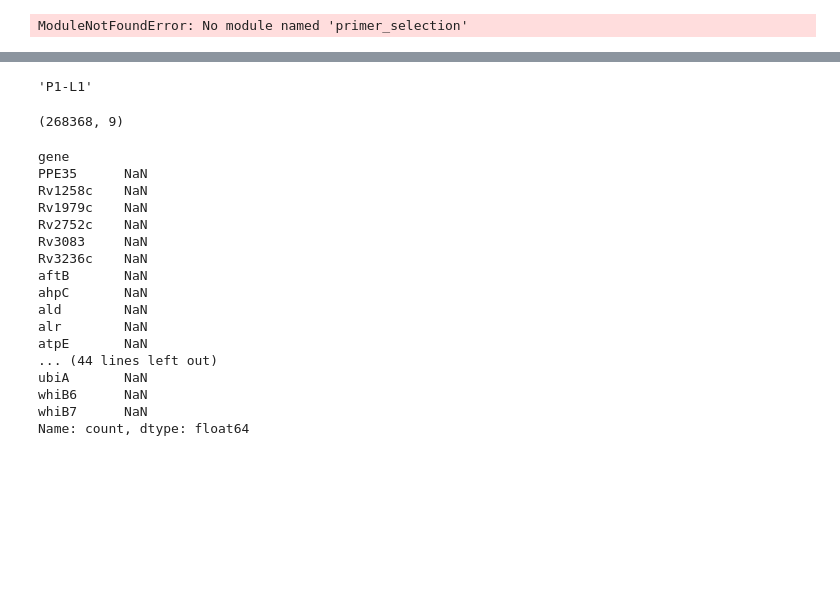
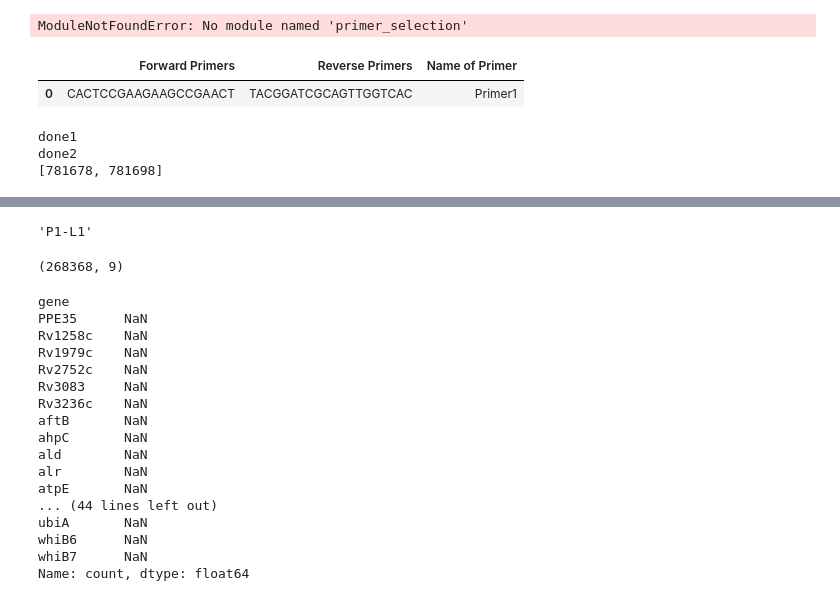
Before and after one commit to linfeng-wang/TOAST, a Jupyter notebook: cache/scratch.ipynb, the cells around one changed output, grey strips where cells are left out. Cells and saved outputs as stored; diff of their text form; code cells hidden in the pictures; blank space fills up the shorter version.

```diff
--- a/cache/scratch.ipynb
+++ b/cache/scratch.ipynb
@@ -26,3 +26,18 @@ import Thermo
 reload(Thermo)
 # %% [output]
 ModuleNotFoundError: No module named 'primer_selection'
+# %%
+# Sample data for the test DataFrame
+data = {
+    'Forward Primers': ['CACTCCGAAGAAGCCGAACT'],
+    'Reverse Primers': ['TACGGATCGCAGTTGGTCAC'],
+    'Name of Primer': ['Primer1']
+}
+
+# Create the DataFrame
+test_df = pd.DataFrame(data)
+
+test_df.head()  # Display the DataFrame
+# %% [output]
+|  | Forward Primers | Reverse Primers | Name of Primer |
+| 0 | CACTCCGAAGAAGCCGAACT | TACGGATCGCAGTTGGTCAC | Primer1 |
@@ -28,0 +66,6 @@ ModuleNotFoundError: No module named 'primer_selection'
+# %%
+print(find_sequence_location('CACTCCGAAGAAGCCGAACT', ref_genome))
+# %% [output]
+done1
+done2
+[781678, 781698]
```
Also changed, not shown: parts of 19 cells of this notebook, 11 other files.
